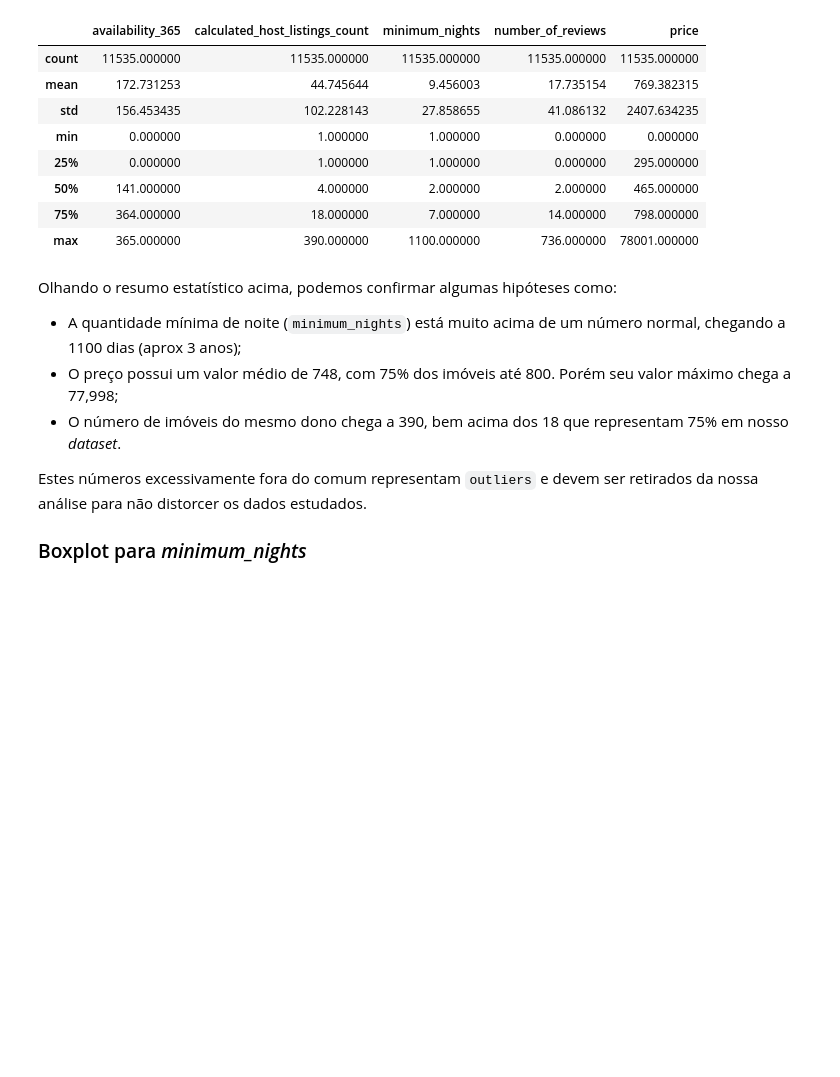
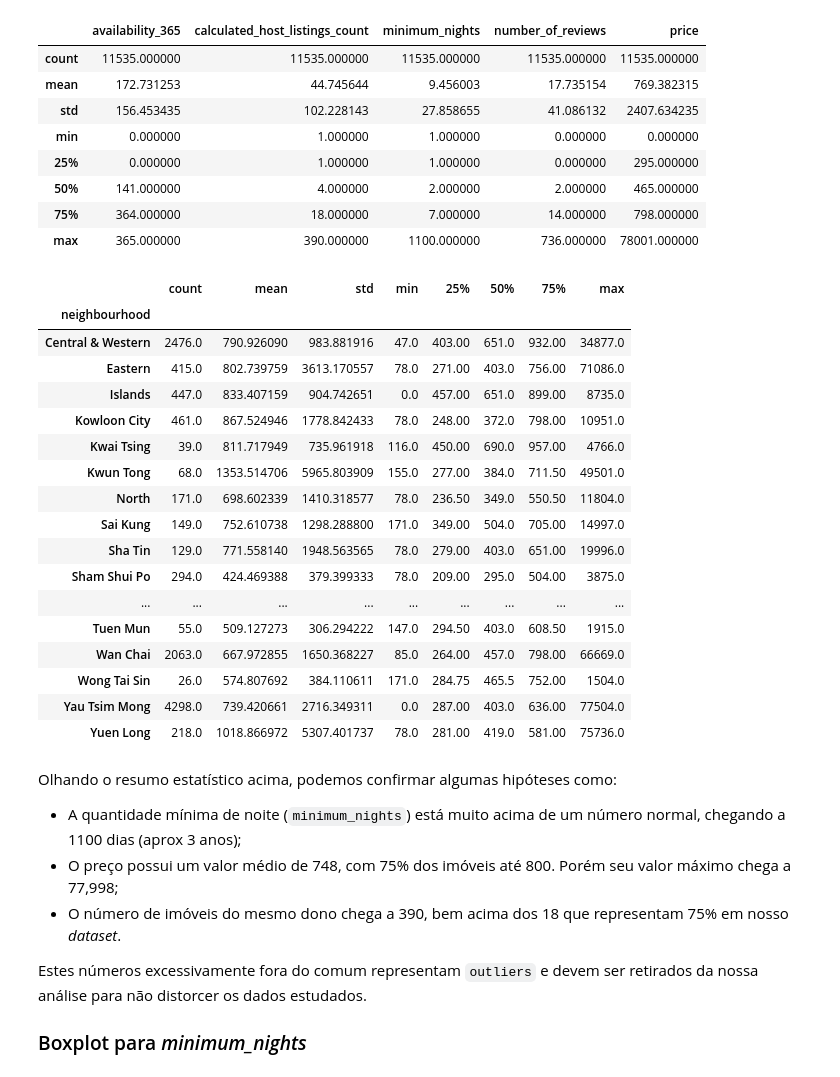
Before and after one commit to Rodrigo-O-Santos/Portfolio, a Jupyter notebook: Airbnb_Hong_Kong.ipynb, the cells around one changed output. Drawn from its saved outputs; the diff is of its cells as text; code cells hidden in the pictures; blank space fills up the shorter version.

```diff
--- a/Airbnb_Hong_Kong.ipynb
+++ b/Airbnb_Hong_Kong.ipynb
@@ -188,6 +188,28 @@ df[['availability_365', 'calculated_host_listings_count', 'minimum_nights', 'num
 | 50% | 141.000000 | 4.000000 | 2.000000 | 2.000000 | 465.000000 |
 | 75% | 364.000000 | 18.000000 | 7.000000 | 14.000000 | 798.000000 |
 | max | 365.000000 | 390.000000 | 1100.000000 | 736.000000 | 78001.000000 |
+# %%
+# Ver o preço médio do aluguel por bairros
+df.groupby(['neighbourhood']).price.describe()
+# %% [output]
+|  | count | mean | std | min | 25% | 50% | 75% | max |
+| neighbourhood |  |  |  |  |  |  |  |  |
+| Central & Western | 2476.0 | 790.926090 | 983.881916 | 47.0 | 403.00 | 651.0 | 932.00 | 34877.0 |
+| Eastern | 415.0 | 802.739759 | 3613.170557 | 78.0 | 271.00 | 403.0 | 756.00 | 71086.0 |
+| Islands | 447.0 | 833.407159 | 904.742651 | 0.0 | 457.00 | 651.0 | 899.00 | 8735.0 |
+| Kowloon City | 461.0 | 867.524946 | 1778.842433 | 78.0 | 248.00 | 372.0 | 798.00 | 10951.0 |
+| Kwai Tsing | 39.0 | 811.717949 | 735.961918 | 116.0 | 450.00 | 690.0 | 957.00 | 4766.0 |
+| Kwun Tong | 68.0 | 1353.514706 | 5965.803909 | 155.0 | 277.00 | 384.0 | 711.50 | 49501.0 |
+| North | 171.0 | 698.602339 | 1410.318577 | 78.0 | 236.50 | 349.0 | 550.50 | 11804.0 |
+| Sai Kung | 149.0 | 752.610738 | 1298.288800 | 171.0 | 349.00 | 504.0 | 705.00 | 14997.0 |
+| Sha Tin | 129.0 | 771.558140 | 1948.563565 | 78.0 | 279.00 | 403.0 | 651.00 | 19996.0 |
+| Sham Shui Po | 294.0 | 424.469388 | 379.399333 | 78.0 | 209.00 | 295.0 | 504.00 | 3875.0 |
+| ... | ... | ... | ... | ... | ... | ... | ... | ... |
+| Tuen Mun | 55.0 | 509.127273 | 306.294222 | 147.0 | 294.50 | 403.0 | 608.50 | 1915.0 |
+| Wan Chai | 2063.0 | 667.972855 | 1650.368227 | 85.0 | 264.00 | 457.0 | 798.00 | 66669.0 |
+| Wong Tai Sin | 26.0 | 574.807692 | 384.110611 | 171.0 | 284.75 | 465.5 | 752.00 | 1504.0 |
+| Yau Tsim Mong | 4298.0 | 739.420661 | 2716.349311 | 0.0 | 287.00 | 403.0 | 636.00 | 77504.0 |
+| Yuen Long | 218.0 | 1018.866972 | 5307.401737 | 78.0 | 281.00 | 419.0 | 581.00 | 75736.0 |
 # %% [markdown]
 Olhando o resumo estatístico acima, podemos confirmar algumas hipóteses como:
 
```
